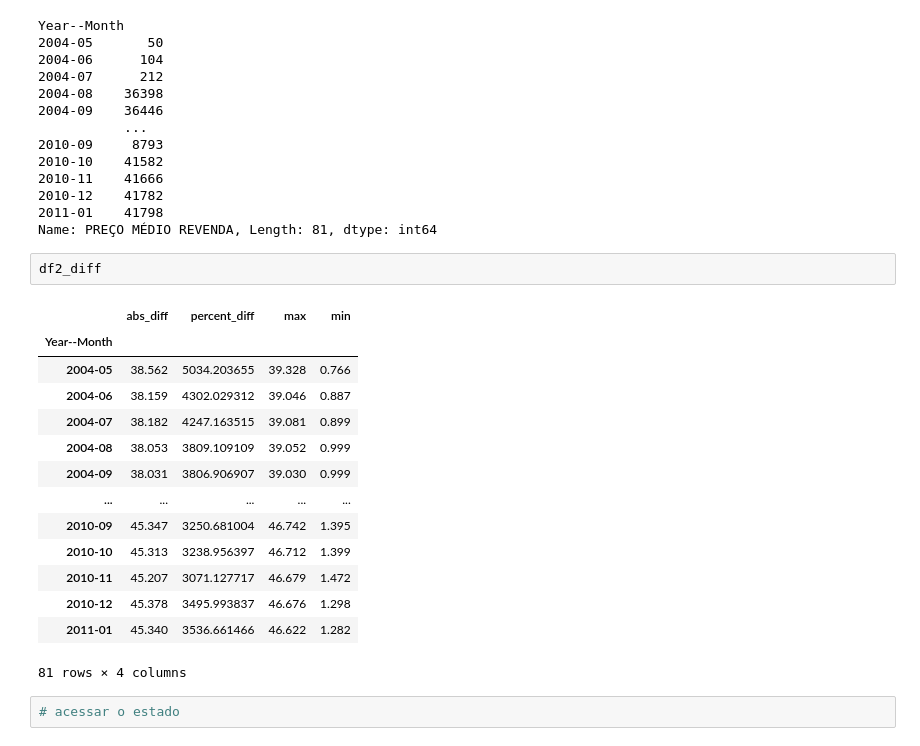
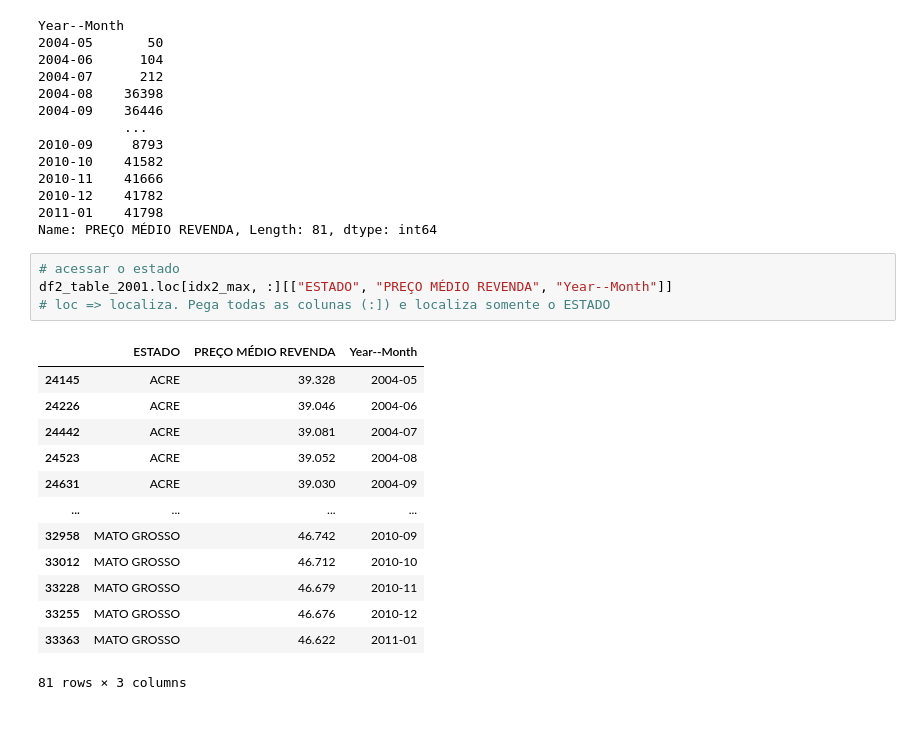
Before and after one commit to ludiemert/Analyzing_Data_Pandas_SQL, a Jupyter notebook: 4_Projectos/1_Prices_Gas/time_series_challenge.ipynb, the cells around one changed output. Drawn from its saved outputs; the diff is of its cells as text.

```diff
--- a/4_Projectos/1_Prices_Gas/time_series_challenge.ipynb
+++ b/4_Projectos/1_Prices_Gas/time_series_challenge.ipynb
@@ -420,22 +420,21 @@ Year--Month
 2010-12    41782
 2011-01    41798
 Name: PREÇO MÉDIO REVENDA, Length: 81, dtype: int64
-# %%
-df2_diff
-# %% [output]
-|  | abs_diff | percent_diff | max | min |
-| Year--Month |  |  |  |  |
-| 2004-05 | 38.562 | 5034.203655 | 39.328 | 0.766 |
-| 2004-06 | 38.159 | 4302.029312 | 39.046 | 0.887 |
-| 2004-07 | 38.182 | 4247.163515 | 39.081 | 0.899 |
-| 2004-08 | 38.053 | 3809.109109 | 39.052 | 0.999 |
-| 2004-09 | 38.031 | 3806.906907 | 39.030 | 0.999 |
-| ... | ... | ... | ... | ... |
-| 2010-09 | 45.347 | 3250.681004 | 46.742 | 1.395 |
-| 2010-10 | 45.313 | 3238.956397 | 46.712 | 1.399 |
-| 2010-11 | 45.207 | 3071.127717 | 46.679 | 1.472 |
-| 2010-12 | 45.378 | 3495.993837 | 46.676 | 1.298 |
-| 2011-01 | 45.340 | 3536.661466 | 46.622 | 1.282 |
-81 rows × 4 columns
 # %%
 # acessar o estado
+df2_table_2001.loc[idx2_max, :][["ESTADO", "PREÇO MÉDIO REVENDA", "Year--Month"]]
+# loc => localiza. Pega todas as colunas (:]) e localiza somente o ESTADO
+# %% [output]
+|  | ESTADO | PREÇO MÉDIO REVENDA | Year--Month |
+| 24145 | ACRE | 39.328 | 2004-05 |
+| 24226 | ACRE | 39.046 | 2004-06 |
+| 24442 | ACRE | 39.081 | 2004-07 |
+| 24523 | ACRE | 39.052 | 2004-08 |
+| 24631 | ACRE | 39.030 | 2004-09 |
+| ... | ... | ... | ... |
+| 32958 | MATO GROSSO | 46.742 | 2010-09 |
+| 33012 | MATO GROSSO | 46.712 | 2010-10 |
+| 33228 | MATO GROSSO | 46.679 | 2010-11 |
+| 33255 | MATO GROSSO | 46.676 | 2010-12 |
+| 33363 | MATO GROSSO | 46.622 | 2011-01 |
+81 rows × 3 columns
```
Also changed, not shown: parts of 6 cells of this notebook, 6 other files.
